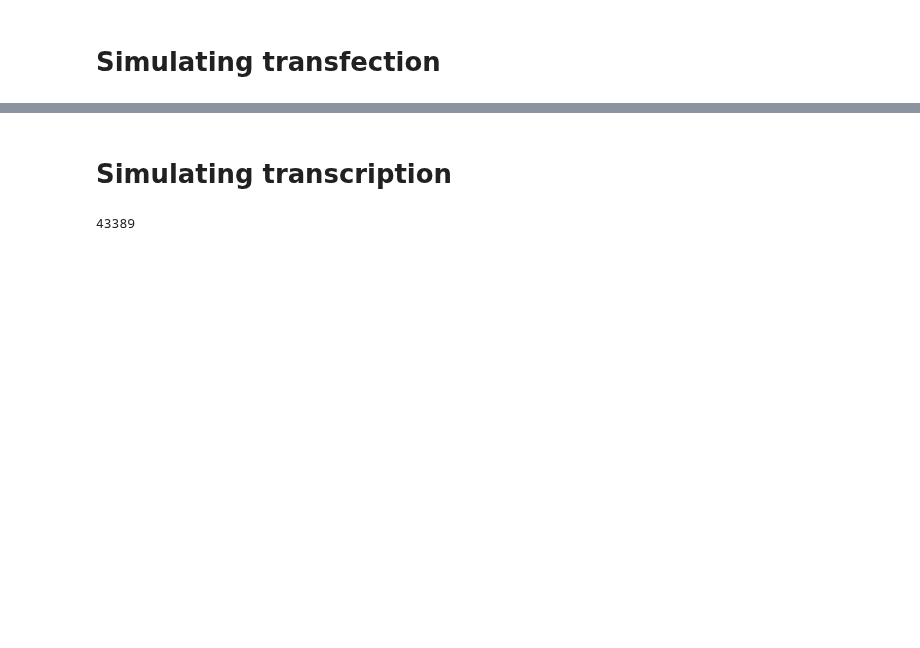
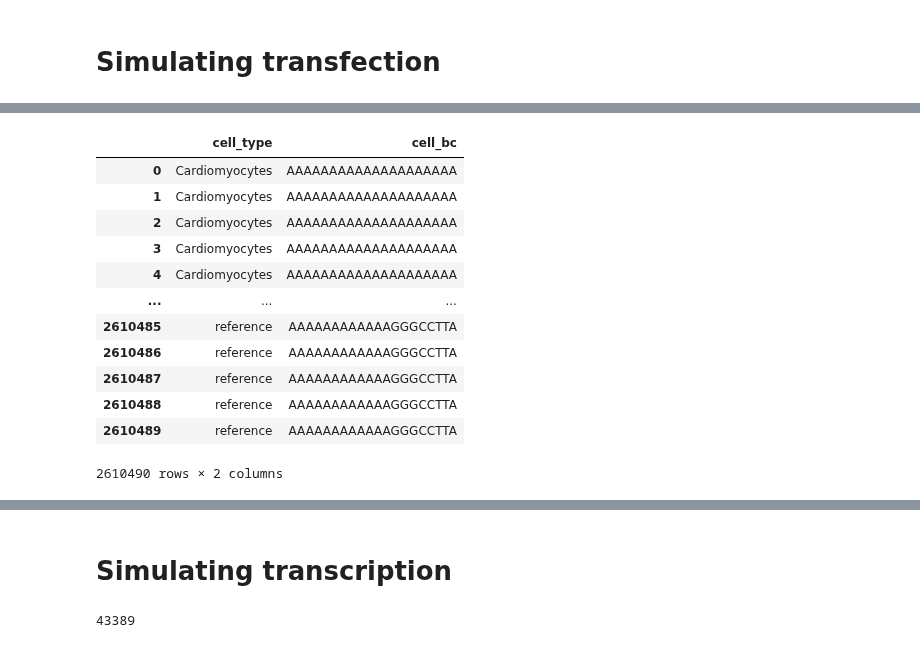
Before and after one commit to Reilly-Lab-Yale/tabula-rasa, a Jupyter notebook: analyses/supporting/bounds.ipynb, the cells around one changed output, grey strips where cells are left out. Cells and saved outputs as stored; diff of their text form; code cells hidden in the pictures; blank space fills up the shorter version.

```diff
--- a/analyses/supporting/bounds.ipynb
+++ b/analyses/supporting/bounds.ipynb
@@ -113,53 +99,71 @@ def simulate_description_from_bounds(experiment_bounds:scm.Bounds,
     You can easially create one with the helper function `simple_spread`.
     """
 
-    #known before you start or "to be optimized":
+    #known before you start : "to be optimized":
     #  cells per cell-type is a fixed parameter
-    #  barcodes per CRE is a fixed parameter
+    #  barcodes per CRE is a fixed parameter (library)
+
+    #copy cells df out
+    cells_df=pd.DataFrame(artificial_bounds.cells_per_cell_type).reset_index()
+    #repeat to create multiple cells for each cell type
+    cells_df=cells_df.loc[cells_df.index.repeat(cells_df["cells_per_cell_type"])]
+    #drop number of cells
+    cells_df=cells_df.drop(columns=["cells_per_cell_type"]).reset_index(drop=True)
+    #add cell barcodes
+    cells_df["cell_bc"]=scm.generate_barcodes(length=20,count=len(cells_df))
+    #now get "how many MPRA constructs transfected into each cell"
+    cells_df["num_transfected"]=experiment_bounds.transfection_model.draw_nb(len(cells_df))
+    #duplicate so we have one row for each transfection event
+    cells_df=cells_df.loc[cells_df.index.repeat(cells_df["num_transfected"])].reset_index(drop=True)
+    #drop num transfected, since it is no longer required
+    cells_df=cells_df.drop(columns=["num_transfected"])
+
+    return cells_df
+
+
+    #cell_bc
 
     #for each cell type, cell, decide how many MPRA barcodes are transfected.
     #note that MOI here is measured, not applied MOI. Transfection inefficiencies
     #Will effectively reduce MOI from what is applied.
     #probably the way to do it is
     #draw from the transfection [total cells] number of times
     ## each draw is "x number of barcodes were transfected into that cell"
 
     # - calculate fraction of cells with 0, 1, 2, 3... barcodes
     # - multiple fractions by total number of cells & round
     # - make a table with n=total_cells cell barcodes
     # - add number of barcodes in each cell as a column according to fraction (n_transfected).
     # - randomize row order
     # - assign cell_type based on proportions
     # - randomly sample n_transfected MPRA barcodes for each row, then convert to tall
     # - merge in CRE identity
 
     #for a non-tfection reporter setup, extend to 'all-by-all' (all mpra BC by all) filling in zeroes
 
     #The output will look like an ortho describe_primordial description dataframe.
 
     ## calculate fraction of cells with 0, 1, 2, 3... n barcodes ##
 
-    #make sure r & p are up to date!
-    experiment_bounds.update_transfection_params()
 
-    total_cells=experiment_bounds.cells_per_cell_type.sum()
-
-    #how much probability density of the transfection model do we want
-    #we want density out to y where, pdf*total cells=1
-    #e.g. we miss less than 1 cell total.
-    required_density=1-1/total_cells
-
-    k_max = int(np.ceil(nbinom.ppf(required_density, experiment_bounds.r, experiment_bounds.p)))
-    k = np.arange(0, k_max + 1)
-    pmf_transfection = nbinom.pmf(k, experiment_bounds.r, experiment_bounds.p)
-
-    transfection=np.round(pmf_transfection*total_cells)
-
-    #transfection[0]=n cells with 0 MPRA barcode transfected,
-    #transfection[1]=n cells with 1 MPRA barcode transfected
-    #etc...
-
-    ## make a table of cell barcodes ##
 
 
     pass
+
+simulate_description_from_bounds(experiment_bounds=artificial_bounds,
+                        ground_truth=spread_gt,
+                        library=library)
+# %% [output]
+|  | cell_type | cell_bc |
+| 0 | Cardiomyocytes | AAAAAAAAAAAAAAAAAAAA |
+| 1 | Cardiomyocytes | AAAAAAAAAAAAAAAAAAAA |
+| 2 | Cardiomyocytes | AAAAAAAAAAAAAAAAAAAA |
+| 3 | Cardiomyocytes | AAAAAAAAAAAAAAAAAAAA |
+| 4 | Cardiomyocytes | AAAAAAAAAAAAAAAAAAAA |
+| ... | ... | ... |
+| 2610485 | reference | AAAAAAAAAAAAGGGCCTTA |
+| 2610486 | reference | AAAAAAAAAAAAGGGCCTTA |
+| 2610487 | reference | AAAAAAAAAAAAGGGCCTTA |
+| 2610488 | reference | AAAAAAAAAAAAGGGCCTTA |
+| 2610489 | reference | AAAAAAAAAAAAGGGCCTTA |
+2610490 rows × 2 columns
```
Also changed, not shown: parts of 8 cells of this notebook, 1 other file.
